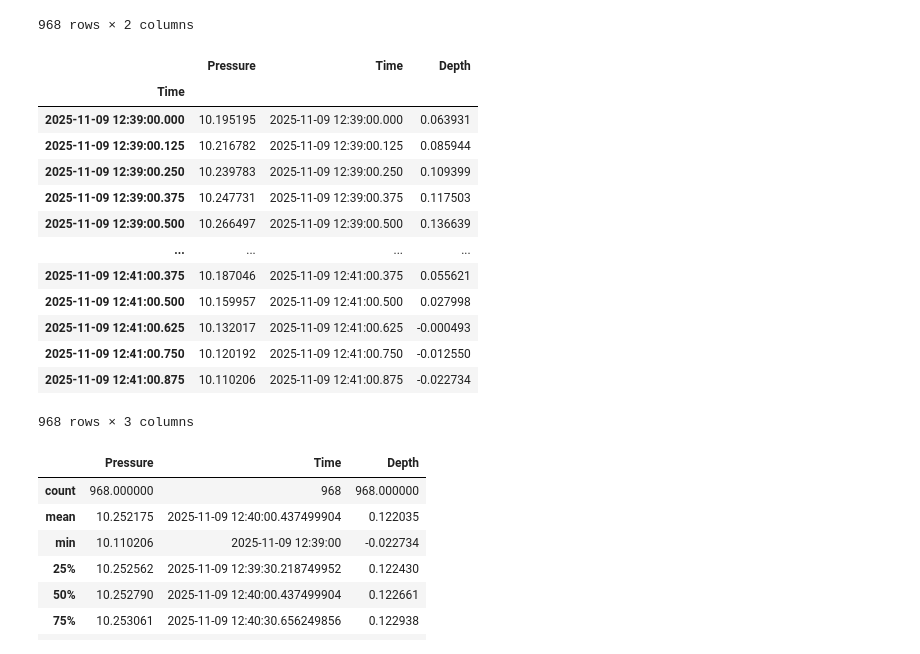
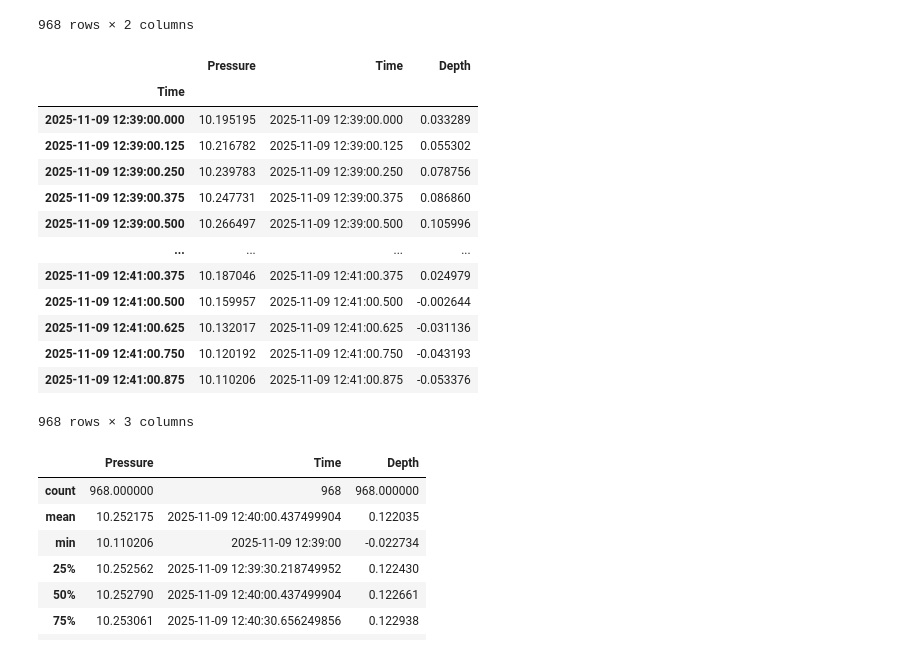
Before and after one commit to sofa927/Science-Fair, a Jupyter notebook: YellowBucketTest.ipynb, the cells around one changed output. Drawn from its saved outputs; the diff is of its cells as text; code cells hidden in the pictures.

Commit message:
Added atmospheric pressure, need saltwater density

```diff
--- a/YellowBucketTest.ipynb
+++ b/YellowBucketTest.ipynb
@@ -63,30 +63,30 @@ df
 # %%
 # So, to calculate depth for the entire column in the dataframe
 # we want to use the formula
 # depth = ( pressure - p_atmos )/(rhow*g)
 # but our pressures are in decibars, so we need to multiply by 10,000 to get Pascals
 
-# Our value of atmospheric pressure is ?
-p_atmos = 10.1325 # decibars - replace with value from our notes ---need to ask Mira
+# Our value of atmospheric pressure is 1016.255 milibars
+p_atmos = 10.16255 # decibars - replace with value from our notes ---replaced with our value during the bucket tests (varies with time)
 g = 9.80665 # gravitational acceleration (m s^-2)
-rhow = 1000 # density of feshwater for bucket test (kg m^3) - replace with our measured value when we move to saltwater ---need to ask Mira
+rhow = 1000 # density of feshwater for bucket test (kg m^3) - replace with our measured value when we move to saltwater --Yellow bucket test was with saltwater---need to ask Mira
 
 df['Depth'] = ( df['Pressure'] - p_atmos )*1e4 / (rhow*g)
 df
 # %% [output]
 |  | Pressure | Time | Depth |
 | Time |  |  |  |
-| 2025-11-09 12:39:00.000 | 10.195195 | 2025-11-09 12:39:00.000 | 0.063931 |
-| 2025-11-09 12:39:00.125 | 10.216782 | 2025-11-09 12:39:00.125 | 0.085944 |
-| 2025-11-09 12:39:00.250 | 10.239783 | 2025-11-09 12:39:00.250 | 0.109399 |
-| 2025-11-09 12:39:00.375 | 10.247731 | 2025-11-09 12:39:00.375 | 0.117503 |
-| 2025-11-09 12:39:00.500 | 10.266497 | 2025-11-09 12:39:00.500 | 0.136639 |
+| 2025-11-09 12:39:00.000 | 10.195195 | 2025-11-09 12:39:00.000 | 0.033289 |
+| 2025-11-09 12:39:00.125 | 10.216782 | 2025-11-09 12:39:00.125 | 0.055302 |
+| 2025-11-09 12:39:00.250 | 10.239783 | 2025-11-09 12:39:00.250 | 0.078756 |
+| 2025-11-09 12:39:00.375 | 10.247731 | 2025-11-09 12:39:00.375 | 0.086860 |
+| 2025-11-09 12:39:00.500 | 10.266497 | 2025-11-09 12:39:00.500 | 0.105996 |
 | ... | ... | ... | ... |
-| 2025-11-09 12:41:00.375 | 10.187046 | 2025-11-09 12:41:00.375 | 0.055621 |
-| 2025-11-09 12:41:00.500 | 10.159957 | 2025-11-09 12:41:00.500 | 0.027998 |
-| 2025-11-09 12:41:00.625 | 10.132017 | 2025-11-09 12:41:00.625 | -0.000493 |
-| 2025-11-09 12:41:00.750 | 10.120192 | 2025-11-09 12:41:00.750 | -0.012550 |
-| 2025-11-09 12:41:00.875 | 10.110206 | 2025-11-09 12:41:00.875 | -0.022734 |
+| 2025-11-09 12:41:00.375 | 10.187046 | 2025-11-09 12:41:00.375 | 0.024979 |
+| 2025-11-09 12:41:00.500 | 10.159957 | 2025-11-09 12:41:00.500 | -0.002644 |
+| 2025-11-09 12:41:00.625 | 10.132017 | 2025-11-09 12:41:00.625 | -0.031136 |
+| 2025-11-09 12:41:00.750 | 10.120192 | 2025-11-09 12:41:00.750 | -0.043193 |
+| 2025-11-09 12:41:00.875 | 10.110206 | 2025-11-09 12:41:00.875 | -0.053376 |
 968 rows × 3 columns
 # %%
 df.describe()
```
